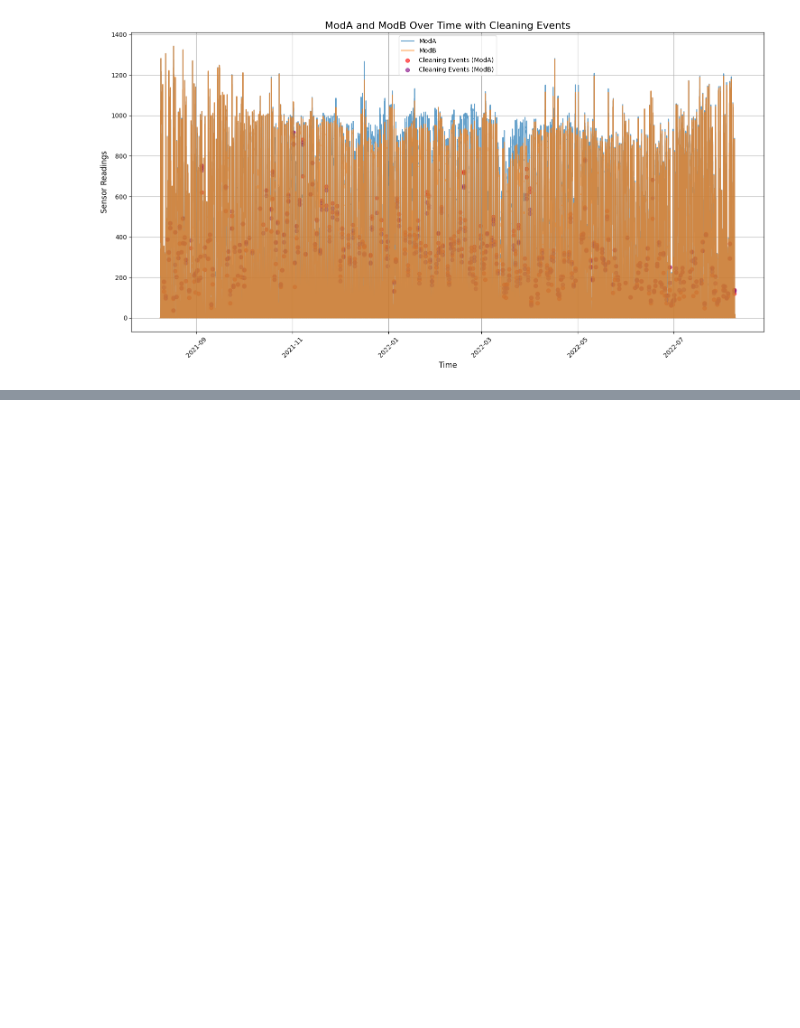
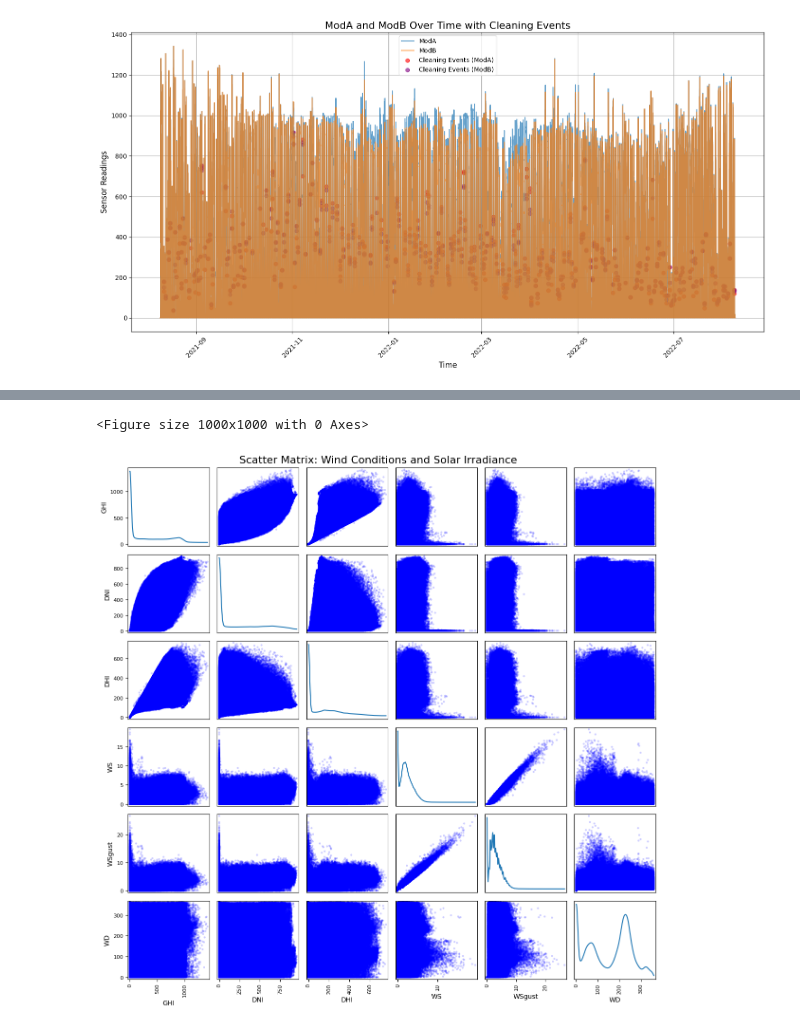
Before and after one commit to SaraFedlu/Solar-insights-analysis, a Jupyter notebook: notebooks/eda_benin.ipynb, the cells around one changed output, grey strips where cells are left out. Saved outputs shown, nothing was run; the diff lists cells and outputs as text; code cells hidden in the pictures; blank space fills up the shorter version.

```diff
--- a/notebooks/eda_benin.ipynb
+++ b/notebooks/eda_benin.ipynb
@@ -195,0 +213,13 @@ plt.show()
+# %%
+# Select relevant columns for scatter matrix
+wind_solar_columns = ['GHI', 'DNI', 'DHI', 'WS', 'WSgust', 'WD']
+
+# Create the scatter matrix
+plt.figure(figsize=(10, 10))
+scatter_matrix(data_benin[wind_solar_columns], alpha=0.2, figsize=(12, 12), diagonal='kde', color='blue')
+plt.suptitle("Scatter Matrix: Wind Conditions and Solar Irradiance", fontsize=16)
+plt.tight_layout()
+plt.show()
+# %% [output]
+<Figure size 1000x1000 with 0 Axes>
+[figure, added]
```
Also changed, not shown: parts of 6 cells of this notebook, 1 other file.
